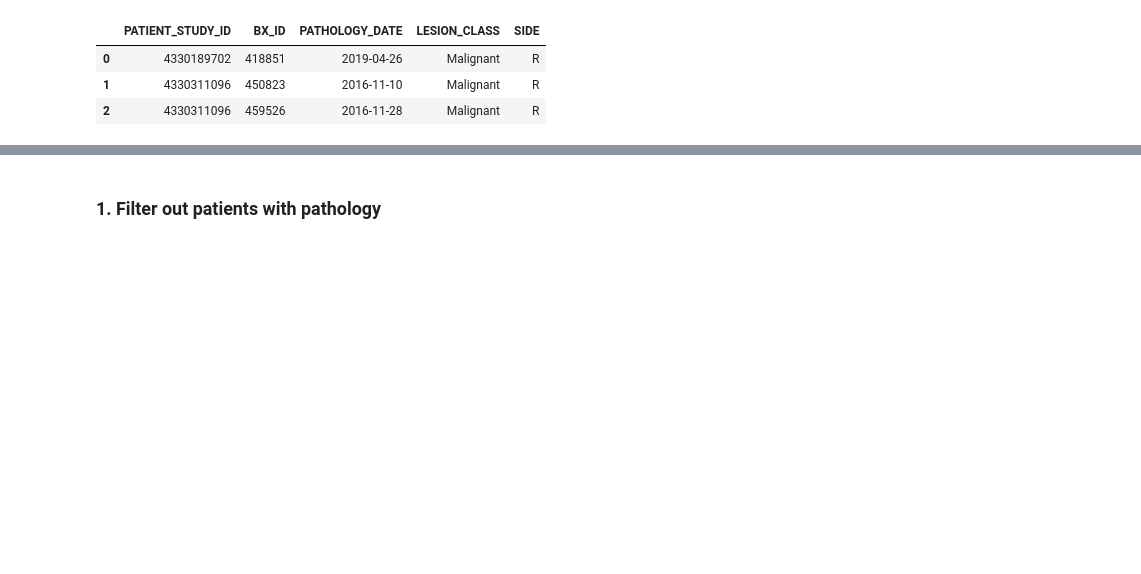
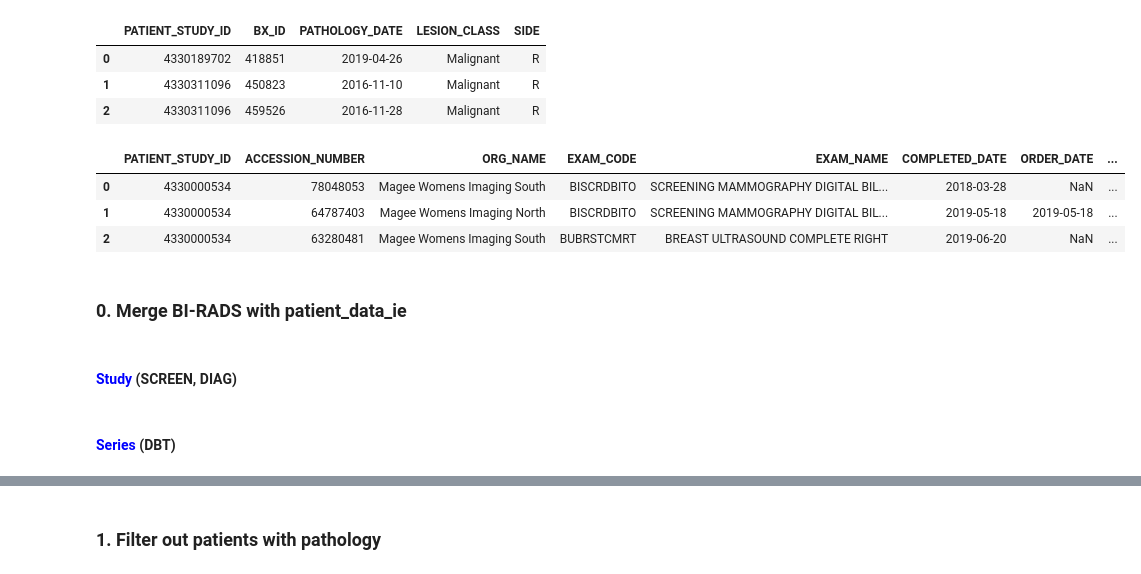
Before and after one commit to tracy01014/MO-DBT-data-curation, a Jupyter notebook: Code/extract_normal_candidate.ipynb, the cells around one changed output, grey strips where cells are left out. Drawn from its saved outputs; the diff is of its cells as text; code cells hidden in the pictures; blank space fills up the shorter version.

```diff
--- a/Code/extract_normal_candidate.ipynb
+++ b/Code/extract_normal_candidate.ipynb
@@ -91,3 +91,17 @@ pathology.head(3)
 | 0 | 4330189702 | 418851 | 2019-04-26 | Malignant | R |
 | 1 | 4330311096 | 450823 | 2016-11-10 | Malignant | R |
 | 2 | 4330311096 | 459526 | 2016-11-28 | Malignant | R |
+# %%
+fn = file_name[3]
+# file_path = os.path.join("P:/Dataset/R01-MO-DBT/MO-DBT-data-curation", study, "Cleaned", fn + ".xlsx")
+file_path = os.path.join("/Users/tracyliu/Library/CloudStorage/OneDrive-UniversityofPittsburgh/R01-MO-DBT/MO-DBT-data-curation/Data", study, "Cleaned", fn + ".xlsx")
+patient_data_ie = pd.read_excel(file_path)
+# %%
+patient_data_ie.head(3)
+# %% [output]
+|  | PATIENT_STUDY_ID | ACCESSION_NUMBER | ORG_NAME | EXAM_CODE | EXAM_NAME | COMPLETED_DATE | ORDER_DATE | ... |
+| 0 | 4330000534 | 78048053 | Magee Womens Imaging South | BISCRDBITO | SCREENING MAMMOGRAPHY DIGITAL BIL... | 2018-03-28 | NaN | ... |
+| 1 | 4330000534 | 64787403 | Magee Womens Imaging North | BISCRDBITO | SCREENING MAMMOGRAPHY DIGITAL BIL... | 2019-05-18 | 2019-05-18 | ... |
+| 2 | 4330000534 | 63280481 | Magee Womens Imaging South | BUBRSTCMRT | BREAST ULTRASOUND COMPLETE RIGHT | 2019-06-20 | NaN | ... |
+# %% [markdown]
+### **0. Merge BI-RADS with patient_data_ie**
@@ -93,0 +114,2 @@ pathology.head(3)
+# %% [markdown]
+#### <span style="color:blue"> **Study**</span> (SCREEN, DIAG)
@@ -93,0 +131,2 @@ pathology.head(3)
+# %% [markdown]
+#### <span style="color:blue">**Series**</span> (DBT)
```
Also changed, not shown: parts of 13 cells of this notebook.
